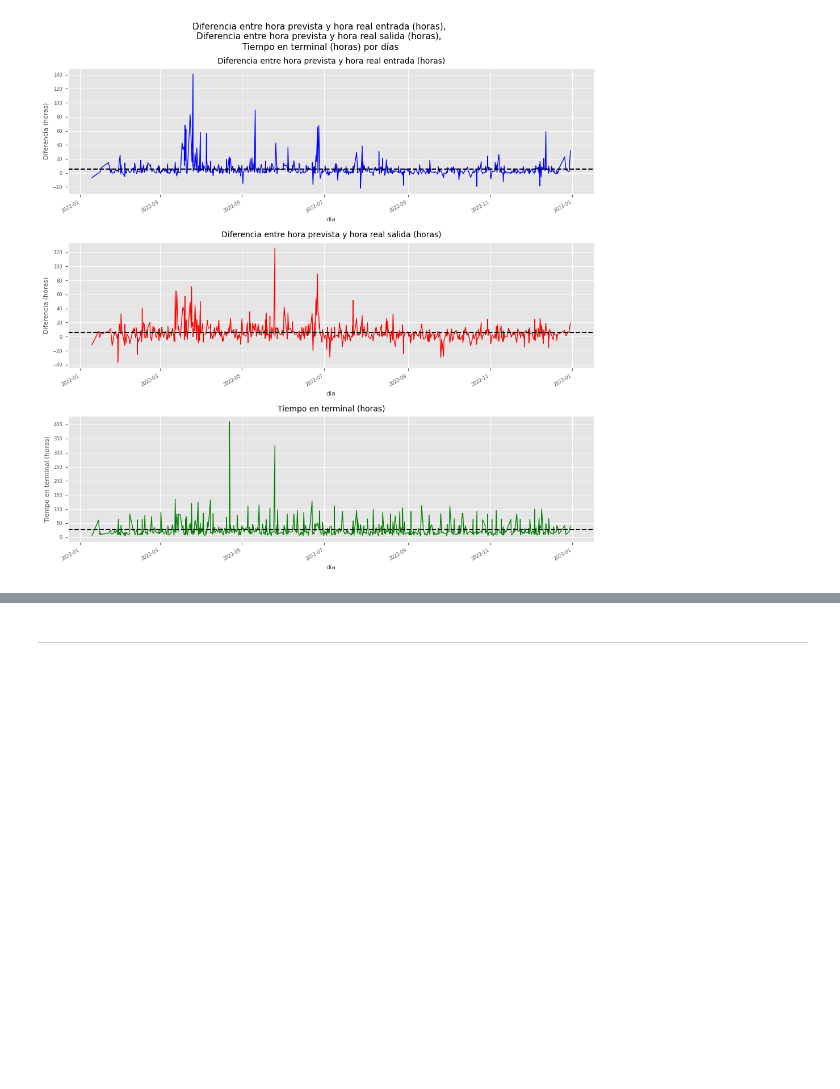
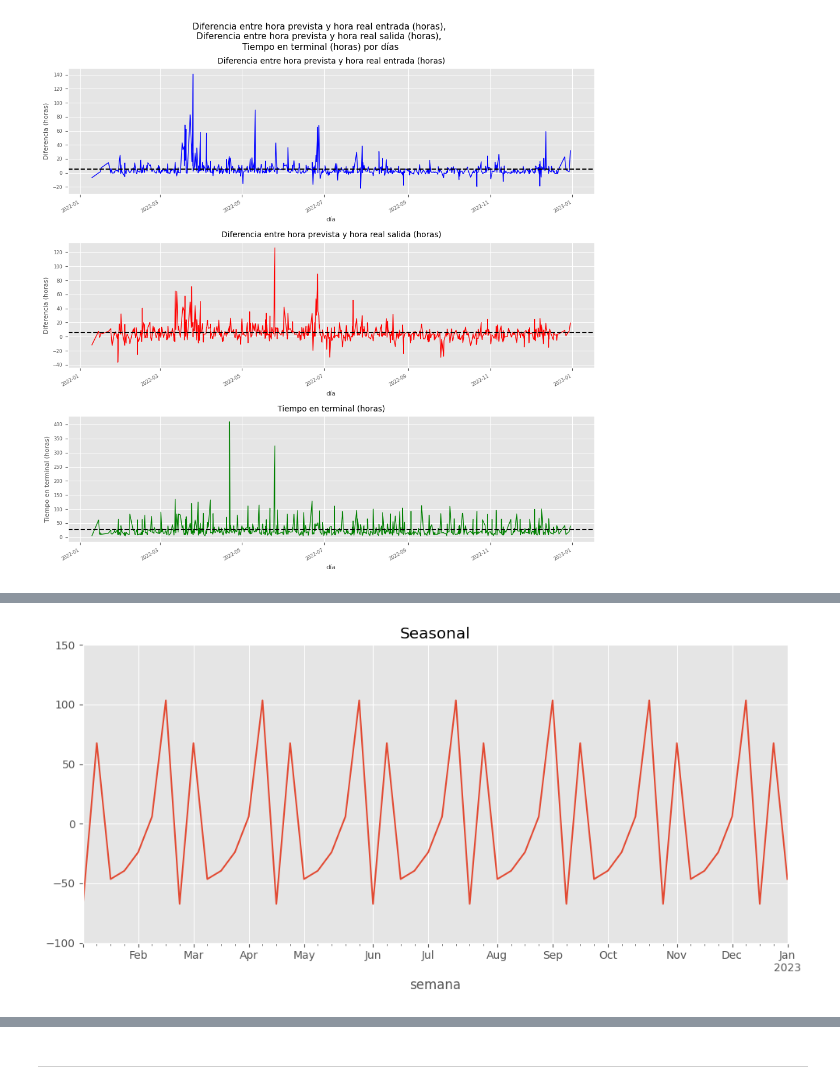
Before and after one commit to Pevicsanch/pruebas, a Jupyter notebook: analysis.ipynb, the cells around one changed output, grey strips where cells are left out. Saved outputs shown, nothing was run; the diff lists cells and outputs as text; code cells hidden in the pictures; blank space fills up the shorter version.

```diff
--- a/analysis.ipynb
+++ b/analysis.ipynb
@@ -760,0 +771,8 @@ result.trend.plot()
+# %%
+result.seasonal.plot().set_ylim(-100,150)
+plt.title('Seasonal')
+plt.xlabel('semana')
+plt.tight_layout()
+plt.show()
+# %% [output]
+[figure, added]
```
Also changed, not shown: parts of 8 cells of this notebook.
